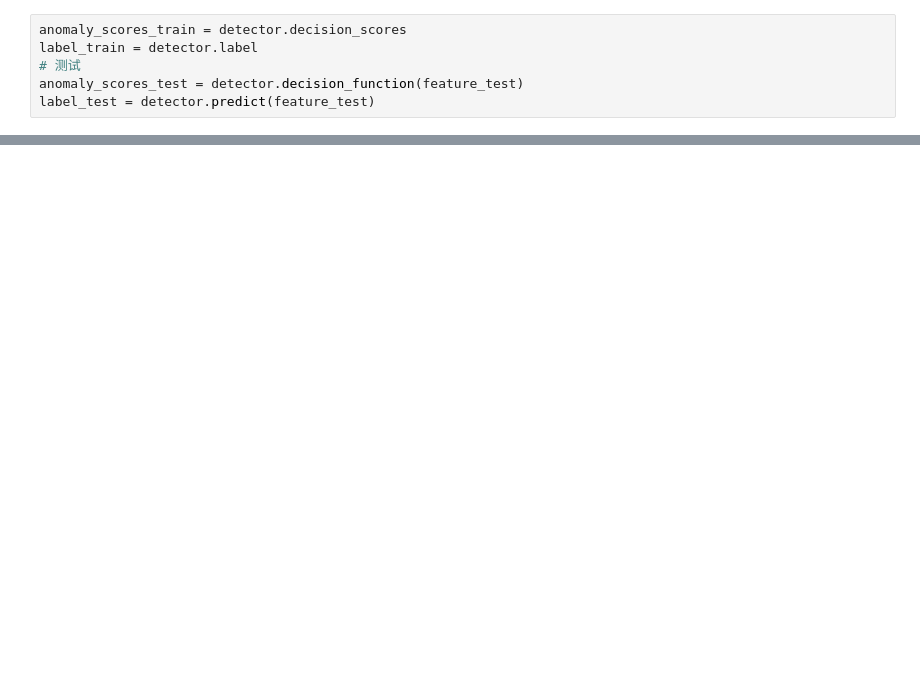
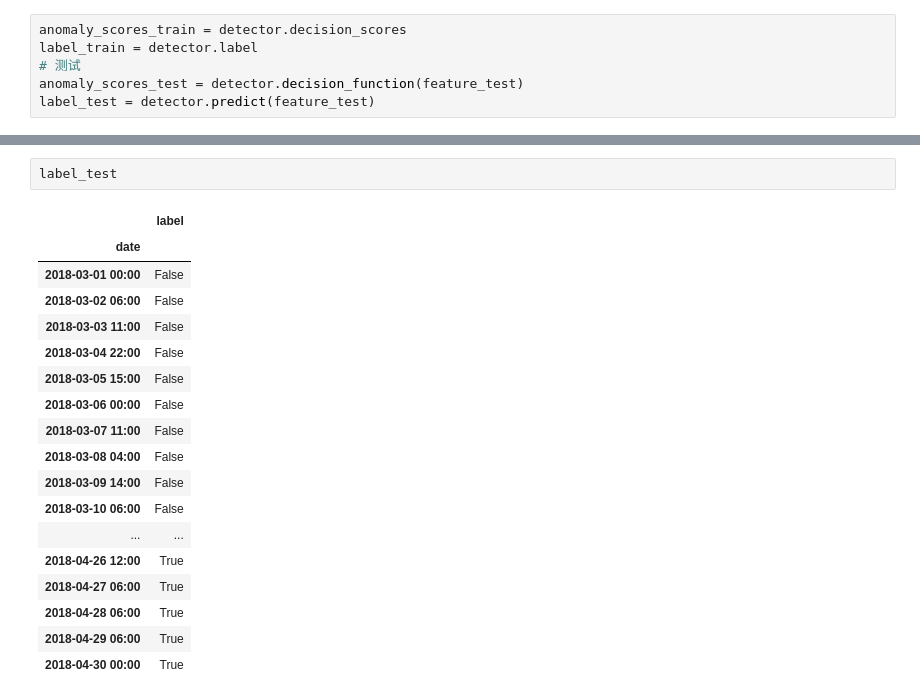
Before and after one commit to AiZhanghan/gearbox-fault-detection, a Jupyter notebook: code/train/san_tang_hu/毕业论文33.ipynb, the cells around one changed output, grey strips where cells are left out. Drawn from its saved outputs; the diff is of its cells as text; blank space fills up the shorter version.

```diff
--- a/code/train/san_tang_hu/毕业论文33.ipynb
+++ b/code/train/san_tang_hu/毕业论文33.ipynb
@@ -110,0 +168,21 @@ temp = ax[1]
+# %%
+label_test
+# %% [output]
+|  | label |
+| date |  |
+| 2018-03-01 00:00 | False |
+| 2018-03-02 06:00 | False |
+| 2018-03-03 11:00 | False |
+| 2018-03-04 22:00 | False |
+| 2018-03-05 15:00 | False |
+| 2018-03-06 00:00 | False |
+| 2018-03-07 11:00 | False |
+| 2018-03-08 04:00 | False |
+| 2018-03-09 14:00 | False |
+| 2018-03-10 06:00 | False |
+| ... | ... |
+| 2018-04-26 12:00 | True |
+| 2018-04-27 06:00 | True |
+| 2018-04-28 06:00 | True |
+| 2018-04-29 06:00 | True |
+| 2018-04-30 00:00 | True |
```
Also changed, not shown: parts of 10 cells of this notebook, 7 other files.
